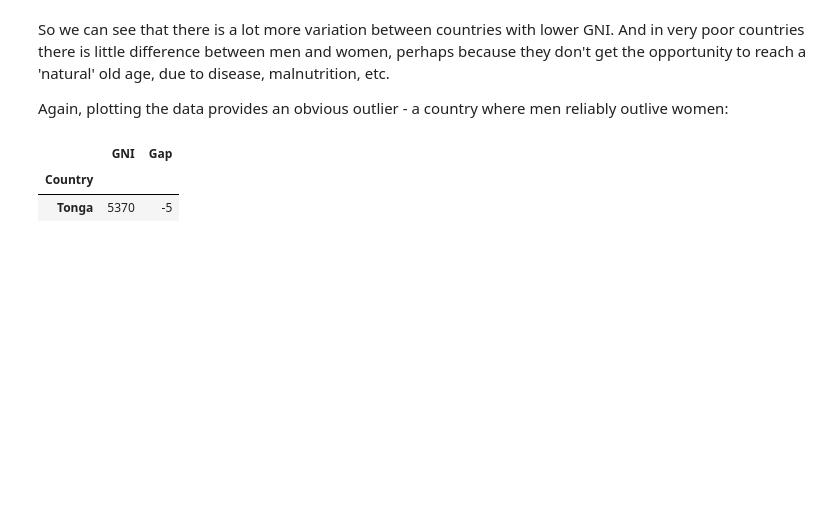
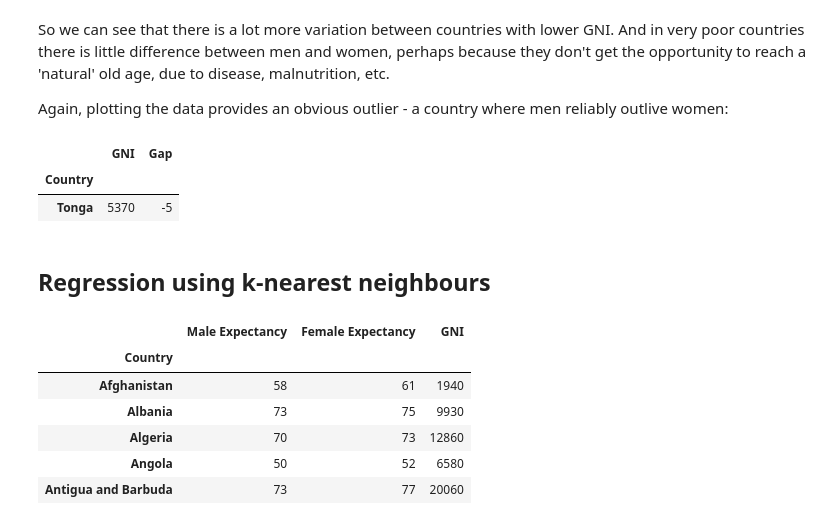
Before and after one commit to enkidu123/ci-data-experiments, a Jupyter notebook: notebooks/data-un-life-expectancy.ipynb, the cells around one changed output. Cells and saved outputs as stored; diff of their text form; code cells hidden in the pictures; blank space fills up the shorter version.

```diff
--- a/notebooks/data-un-life-expectancy.ipynb
+++ b/notebooks/data-un-life-expectancy.ipynb
@@ -180,3 +180,21 @@ df_gap[df_gap['Gap'] < 0]
 |  | GNI | Gap |
 | Country |  |  |
 | Tonga | 5370 | -5 |
+# %% [markdown]
+Regression using k-nearest neighbours
+---------------------------------------
+# %%
+# get the columns we need to do knn regression
+df_knn = pandas.DataFrame()
+df_knn['Male Expectancy'] = df_pivot['Expectancy', 'Male']
+df_knn['Female Expectancy'] = df_pivot['Expectancy', 'Female']
+df_knn['GNI'] = df_pivot['GNI', 'Male']
+df_knn.head()
+# %% [output]
+|  | Male Expectancy | Female Expectancy | GNI |
+| Country |  |  |  |
+| Afghanistan | 58 | 61 | 1940 |
+| Albania | 73 | 75 | 9930 |
+| Algeria | 70 | 73 | 12860 |
+| Angola | 50 | 52 | 6580 |
+| Antigua and Barbuda | 73 | 77 | 20060 |
```
Also changed, not shown: parts of 3 cells of this notebook.
